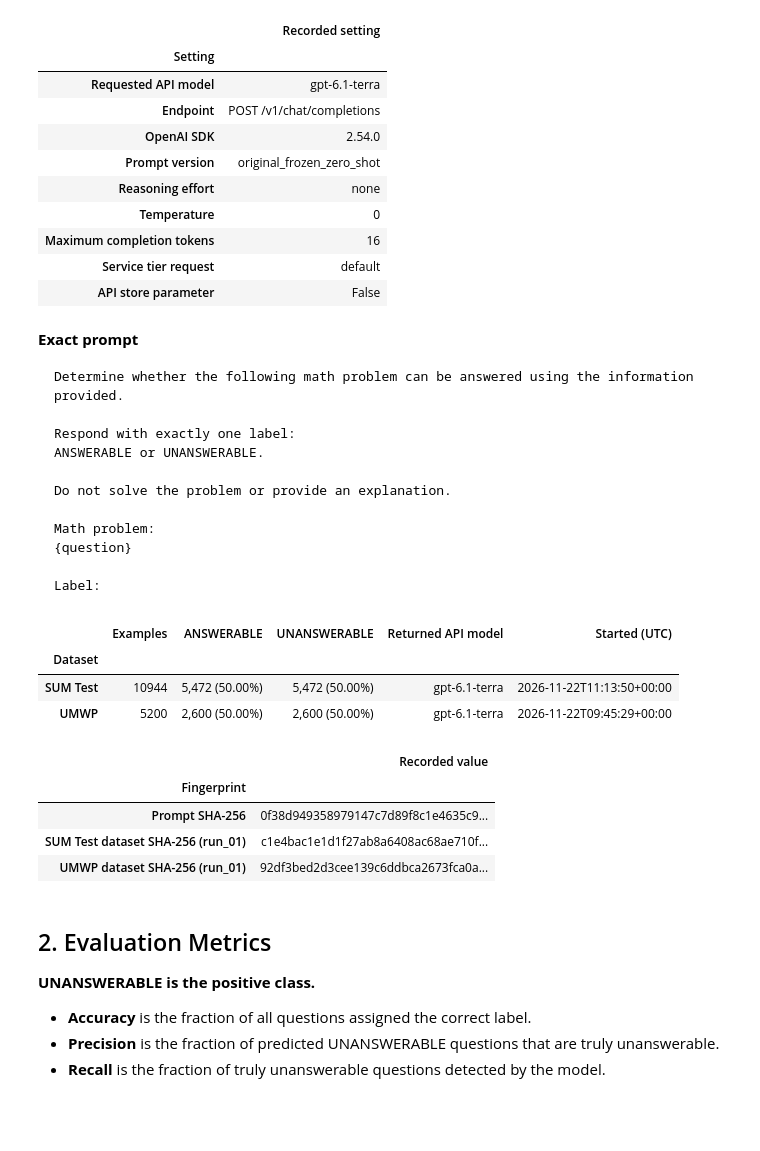
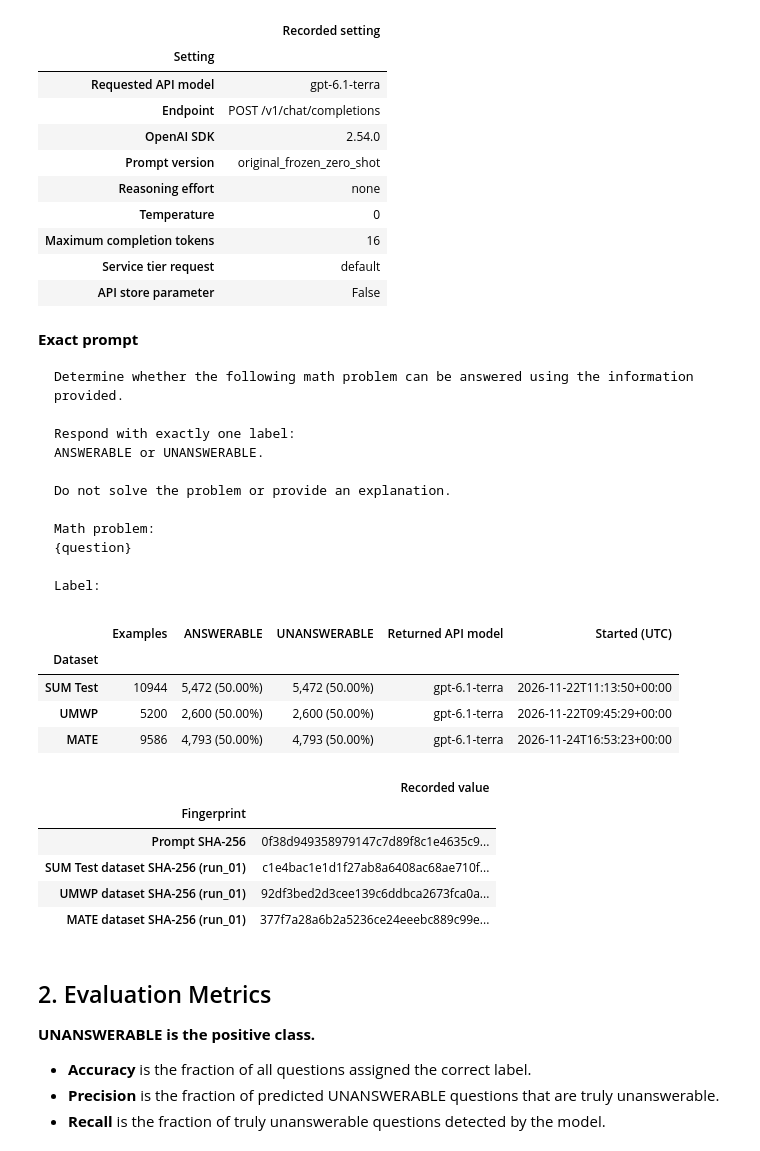
Before and after one commit to Janissary09/CDS1092_NLP_Project, a Jupyter notebook: notebooks/12_gpt_terra_evaluation_analysis.ipynb, the cells around one changed output. Cells and saved outputs as stored; diff of their text form; code cells hidden in the pictures; blank space fills up the shorter version.

````diff
--- a/notebooks/12_gpt_terra_evaluation_analysis.ipynb
+++ b/notebooks/12_gpt_terra_evaluation_analysis.ipynb
@@ -48,15 +50,29 @@ def load_evaluation(dataset, expected_examples, identifier):
         raise ValueError(f'{directory}: incomplete run or inconsistent metadata')
     if hashlib.sha256(run['prompt'].encode('utf-8')).hexdigest() != run['prompt_sha256']:
         raise ValueError(f'{directory}: saved prompt fingerprint does not match')
+    path = PROJECT_ROOT / 'data/processed' / dataset / 'test.csv'
+    fingerprint = hashlib.sha256(path.read_bytes().replace(b'\r\n', b'\n')).hexdigest()
+    if run['dataset_sha256'] != fingerprint:
+        raise ValueError(f'{directory}: benchmark fingerprint differs')
+    benchmark = pd.read_csv(path, keep_default_na=False, dtype=str)
     usage = metadata['usage']
     if (usage['completed_requests'] != expected_examples
             or sum(usage['attempts_by_state'].values()) != usage['request_attempts']
             or sum(usage['finish_reasons'].values()) != usage['completed_requests']
             or usage['input_tokens'] + usage['output_tokens'] != usage['total_tokens']):
         raise ValueError(f'{directory}: inconsistent request or token totals')
+    rates = metadata['prices_usd_per_million']
+    cached = usage['cached_input_tokens']
+    if not 0 <= cached <= usage['input_tokens']:
+        raise ValueError(f'{directory}: cached input tokens are out of range')
+    estimated = ((usage['input_tokens'] - cached) * rates['input']
+                 + cached * rates['cached_input'] + usage['output_tokens'] * rates['output']) / 1_000_000
+    if usage['estimated_cost_usd'] is None or not math.isclose(
+            usage['estimated_cost_usd'], estimated, rel_tol=0, abs_tol=1e-10):
+        raise ValueError(f'{directory}: token usage and estimated cost disagree')
     predictions = pd.read_csv(
         directory / 'predictions.csv', keep_default_na=False,
-        dtype={identifier: str, 'raw_response': str, 'text': str},
+        dtype={**{field: str for field in benchmark.columns}, 'raw_response': str},
     )
     expected_columns = {'row_index', identifier, 'text', 'true_label',
                         'raw_response', 'prediction', 'valid', 'hit_token_limit'}
@@ -69,6 +85,18 @@ def load_evaluation(dataset, expected_examples, identifier):
             or not predictions['valid'].eq(predictions['prediction'].ne('INVALID')).all()
             or predictions['hit_token_limit'].sum() != usage['finish_reasons'].get('length', 0)):
         raise ValueError(f'{directory}: unexpected prediction rows or labels')
+    # SUM identifies pairs. The external benchmarks identify individual questions.
+    if identifier == 'id' and not predictions[identifier].is_unique:
+        raise ValueError(f'{directory}: question IDs are not unique')
+    aligned = benchmark.rename(columns={'label': 'true_label'})
+    for field in aligned:
+        saved = predictions[field].astype(str)
+        gold = aligned[field]
+        if field == 'text':
+            saved = saved.str.replace('\r\n', '\n', regex=False)
+            gold = gold.str.replace('\r\n', '\n', regex=False)
+        if not saved.equals(gold):
+            raise ValueError(f'{directory}: benchmark and predictions differ in {field}')
     parsed = predictions['raw_response'].str.strip()
     parsed = parsed.where(parsed.isin(LABELS), 'INVALID')
     if not parsed.eq(predictions['prediction']).all():
@@ -116,13 +144,14 @@ def load_evaluation(dataset, expected_examples, identifier):
 
 sum_metrics, sum_matrix, sum_predictions, sum_metadata = load_evaluation('sum', 10944, 'pair_id')
 umwp_metrics, umwp_matrix, umwp_predictions, umwp_metadata = load_evaluation('umwp', 5200, 'id')
+mate_metrics, mate_matrix, mate_predictions, mate_metadata = load_evaluation('mate', 9586, 'id')
 # %%
 run = sum_metadata
 shared_settings = (
     'model_id', 'endpoint', 'openai_sdk_version', 'parameters', 'prompt_version', 'prompt',
     'prompt_sha256', 'invalid_output_policy', 'prices_usd_per_million', 'pricing_verified_date',
 )
-if any(run[key] != umwp_metadata[key] for key in shared_settings):
+if any(run[key] != record[key] for record in (umwp_metadata, mate_metadata) for key in shared_settings):
     raise ValueError('Saved runs disagree on the shared API configuration.')
 
 parameters = run['parameters']
@@ -140,8 +169,8 @@ configuration = {
 display(pd.Series(configuration, name='Recorded setting').rename_axis('Setting').to_frame())
 display(Markdown('**Exact prompt**\n\n```text\n' + run['prompt'] + '\n```'))
 
-metadata = {'SUM Test': sum_metadata, 'UMWP': umwp_metadata}
-matrices = {'SUM Test': sum_matrix, 'UMWP': umwp_matrix}
+metadata = {'SUM Test': sum_metadata, 'UMWP': umwp_metadata, 'MATE': mate_metadata}
+matrices = {'SUM Test': sum_matrix, 'UMWP': umwp_matrix, 'MATE': mate_matrix}
 dataset_table = pd.DataFrame.from_dict({
     name: {
         'Examples': record['row_count'],
@@ -164,38 +193,40 @@ display(pd.Series(fingerprints, name='Recorded value').rename_axis('Fingerprint'
 |  | Recorded setting |
 | Setting |  |
 | Requested API model | gpt-6.1-terra |
 | Endpoint | POST /v1/chat/completions |
 | OpenAI SDK | 2.54.0 |
 | Prompt version | original_frozen_zero_shot |
 | Reasoning effort | none |
 | Temperature | 0 |
 | Maximum completion tokens | 16 |
 | Service tier request | default |
 | API store parameter | False |
 **Exact prompt**
 
 ```text
 Determine whether the following math problem can be answered using the information provided.
 
 Respond with exactly one label:
 ANSWERABLE or UNANSWERABLE.
 
 Do not solve the problem or provide an explanation.
 
 Math problem:
 {question}
 
 Label:
 ```
 |  | Examples | ANSWERABLE | UNANSWERABLE | Returned API model | Started (UTC) |
 | Dataset |  |  |  |  |  |
 | SUM Test | 10944 | 5,472 (50.00%) | 5,472 (50.00%) | gpt-6.1-terra | 2026-11-22T11:13:50+00:00 |
 | UMWP | 5200 | 2,600 (50.00%) | 2,600 (50.00%) | gpt-6.1-terra | 2026-11-22T09:45:29+00:00 |
+| MATE | 9586 | 4,793 (50.00%) | 4,793 (50.00%) | gpt-6.1-terra | 2026-11-24T16:53:23+00:00 |
 |  | Recorded value |
 | Fingerprint |  |
 | Prompt SHA-256 | 0f38d949358979147c7d89f8c1e4635c9... |
 | SUM Test dataset SHA-256 (run_01) | c1e4bac1e1d1f27ab8a6408ac68ae710f... |
 | UMWP dataset SHA-256 (run_01) | 92df3bed2d3cee139c6ddbca2673fca0a... |
+| MATE dataset SHA-256 (run_01) | 377f7a28a6b2a5236ce24eeebc889c99e... |
 # %% [markdown]
 ## 2. Evaluation Metrics
 
````
Also changed, not shown: parts of 13 cells of this notebook, 5 other files.
